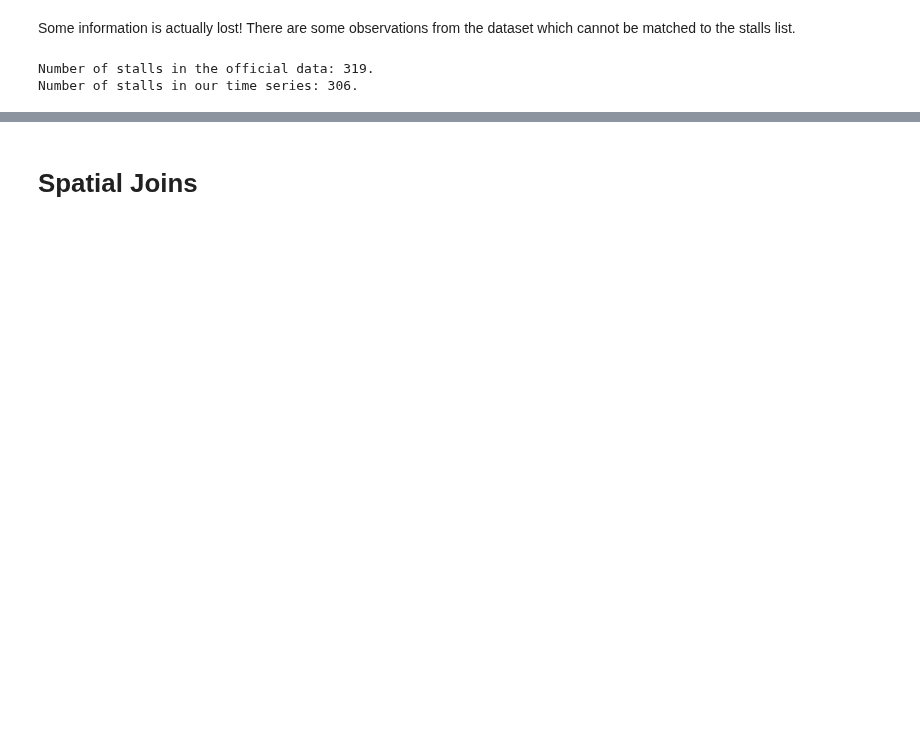
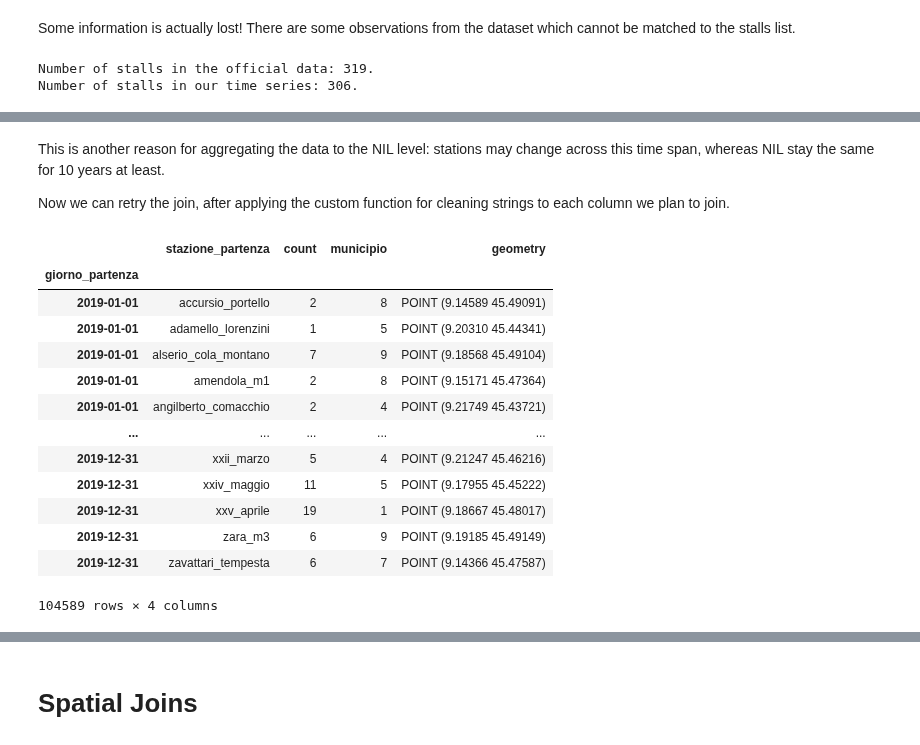
Before and after one commit to toscasterre/thesis-forecasting, a Jupyter notebook: notebooks/02_geospatial_analysis.ipynb, the cells around one changed output, grey strips where cells are left out. Saved outputs shown, nothing was run; the diff lists cells and outputs as text; code cells hidden in the pictures; blank space fills up the shorter version.

```diff
--- a/notebooks/02_geospatial_analysis.ipynb
+++ b/notebooks/02_geospatial_analysis.ipynb
@@ -167,0 +183,22 @@ anti_join(clean_stations, clean_stalls, on=[clean_stations.name, clean_stalls.na
+# %% [markdown]
+This is another reason for aggregating the data to the NIL level: stations may change across this time span, whereas NIL stay the same for 10 years at least.
+
+Now we can retry the join, after applying the custom function for cleaning strings to each column we plan to join.
+# %%
+clean_outflow = cs.clean_df(station_outflow, col = "stazione_partenza", inplace = True)
+clean_bikemi_stalls = cs.clean_df(bikemi_stalls.drop("anno", axis = 1).reset_index(), col = "nome", inplace = True).set_index("nome")
+# %% [output]
+|  | stazione_partenza | count | municipio | geometry |
+| giorno_partenza |  |  |  |  |
+| 2019-01-01 | accursio_portello | 2 | 8 | POINT (9.14589 45.49091) |
+| 2019-01-01 | adamello_lorenzini | 1 | 5 | POINT (9.20310 45.44341) |
+| 2019-01-01 | alserio_cola_montano | 7 | 9 | POINT (9.18568 45.49104) |
+| 2019-01-01 | amendola_m1 | 2 | 8 | POINT (9.15171 45.47364) |
+| 2019-01-01 | angilberto_comacchio | 2 | 4 | POINT (9.21749 45.43721) |
+| ... | ... | ... | ... | ... |
+| 2019-12-31 | xxii_marzo | 5 | 4 | POINT (9.21247 45.46216) |
+| 2019-12-31 | xxiv_maggio | 11 | 5 | POINT (9.17955 45.45222) |
+| 2019-12-31 | xxv_aprile | 19 | 1 | POINT (9.18667 45.48017) |
+| 2019-12-31 | zara_m3 | 6 | 9 | POINT (9.19185 45.49149) |
+| 2019-12-31 | zavattari_tempesta | 6 | 7 | POINT (9.14366 45.47587) |
+104589 rows × 4 columns
```
Also changed, not shown: parts of 35 cells of this notebook, 6 other files.
